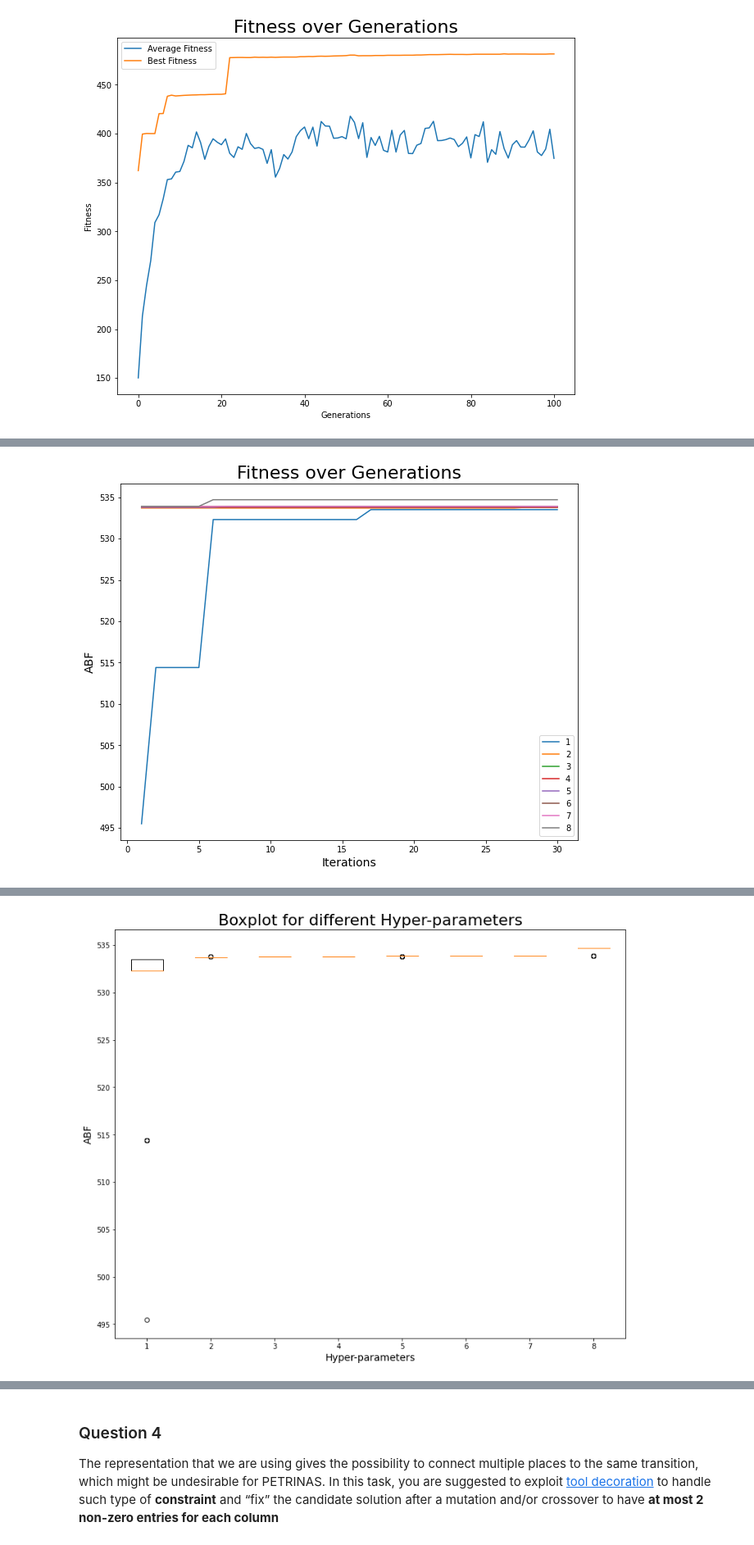
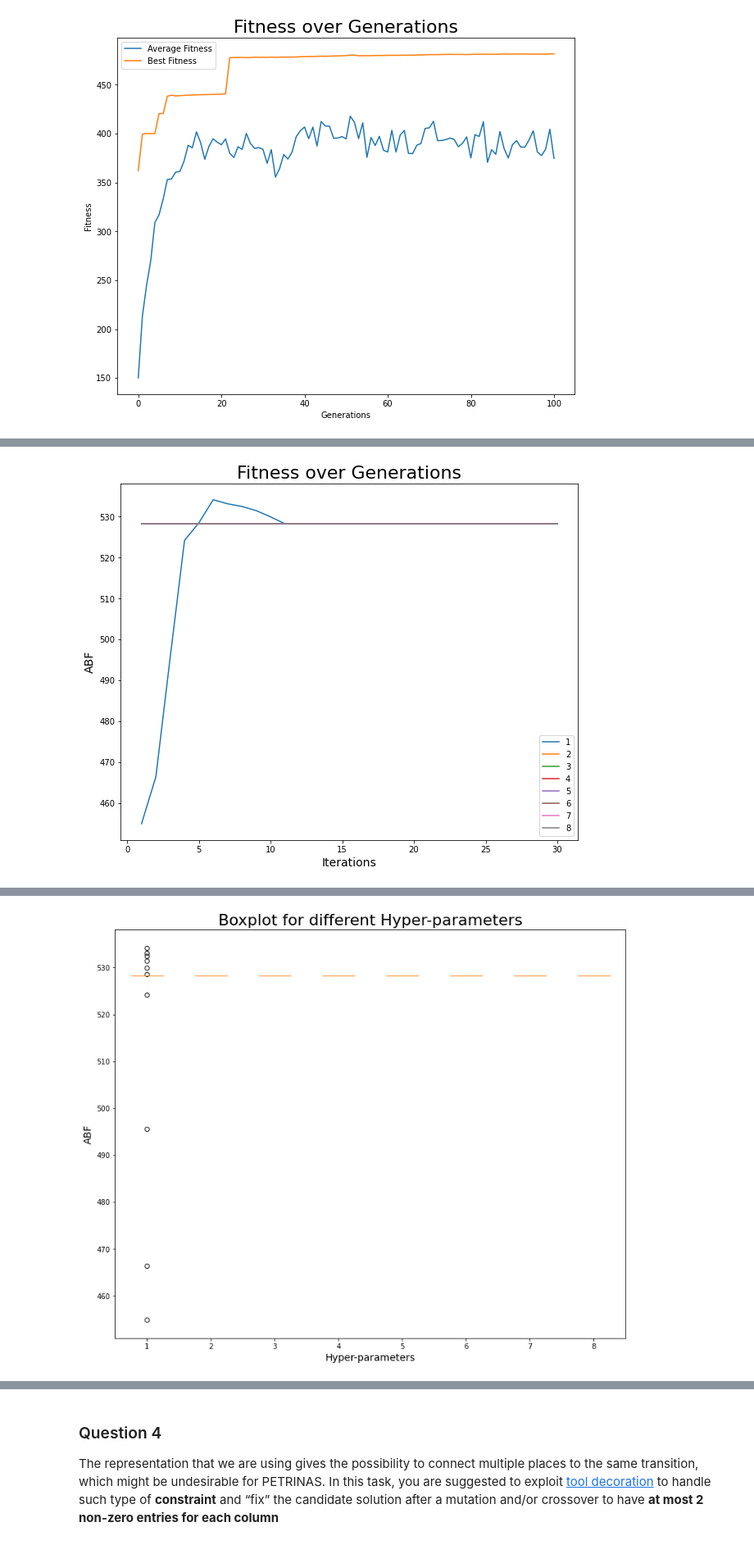
Before and after one commit to grafaelw/1BM120-Assignment14, a Jupyter notebook: Assignment-1/Petrinet.ipynb, the cells around one changed output, grey strips where cells are left out. Shown at 82% size. Saved outputs shown, nothing was run; the diff lists cells and outputs as text; code cells hidden in the pictures.

```diff
--- a/Assignment-1/Petrinet.ipynb
+++ b/Assignment-1/Petrinet.ipynb
@@ -291,35 +291,34 @@ for i in range(0, len(LIST_HYPPARAM)):
     LIST_HYPPARAM[i][1]
     LIST_HYPPARAM[i][2]
 
     start_time = time.time()
     for j in range (0, 30):
-        pop = toolbox.population(n=POPULATION_SIZE)
-        pop, _ = algorithms.eaSimple(pop, toolbox, cxpb=P_CROSSOVER, mutpb=P_MUTATION,
+        pop2 = toolbox.population(n=POPULATION_SIZE)
+        pop2, logbook2 = algorithms.eaSimple(pop, toolbox, cxpb=P_CROSSOVER, mutpb=P_MUTATION,
                                            ngen=MAX_GENERATIONS, stats=stats, halloffame=hof, verbose=False)
-        best_individual = hof[0]
-        BEST_FITNESS[j][i] = best_individual.fitness.values[0]
+        BEST_FITNESS[j][i] = np.mean(logbook2.select("max"))
     end_time = time.time()
     TIME_LIST.append(end_time - start_time)
     plt.plot(iterList, BEST_FITNESS[:,i], label=f"{i+1}")
 
 plt.title("Fitness over Generations", fontsize=22)
 plt.legend()
 plt.xlabel("Iterations", fontsize=14)
 plt.ylabel("ABF", fontsize=14)
 plt.show()
 ## Get the best individual
 # best_individual = hof[0]
 
 print("Time Elapsed (seconds): ", [round(elem, 3) for elem in TIME_LIST])
 print("ABF = ", [round(elem, 3) for elem in np.mean(BEST_FITNESS, axis=0)])
 
 # Plotting the Boxplot for the ABF
 fig = plt.figure(figsize =(10, 8))
 ax = fig.add_axes([0, 0, 1, 1])
 bp = ax.boxplot(BEST_FITNESS)
 ax.set_xlabel('Hyper-parameters', fontsize=14)
 ax.set_ylabel('ABF', fontsize=14)
 ax.set_title("Boxplot for different Hyper-parameters", fontsize=22)
 plt.show()
 # %% [output]
-[figure, old version]
+[figure, new version]
@@ -328,4 +327,4 @@ ABF =  [529.247, 533.71, 533.8, 533.8, 533.88, 533.9, 533.9, 534.567]
-[figure, old version]
+[figure, new version]
 # %% [markdown]
 ### Question 3
 
```
Also changed, not shown: parts of 11 cells of this notebook, 2 other files.
